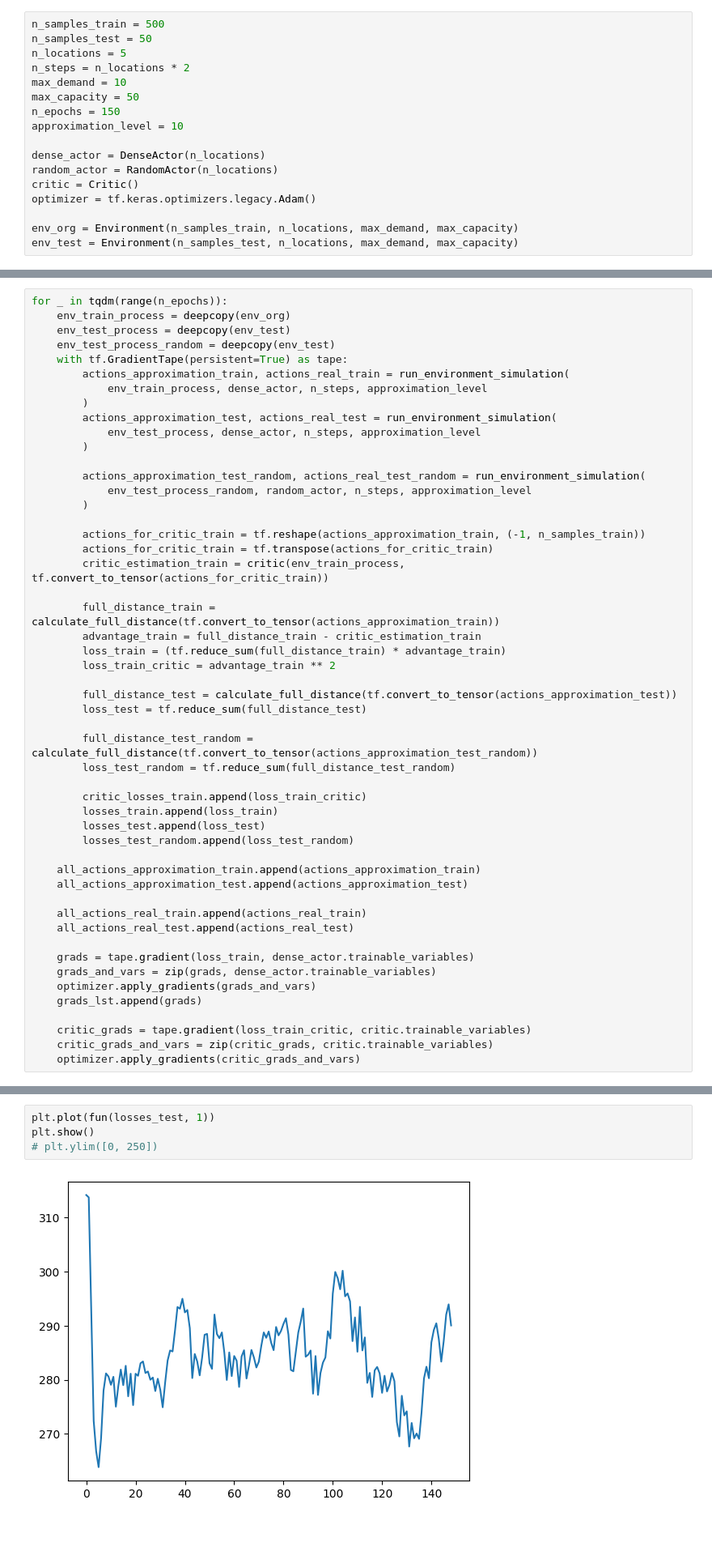
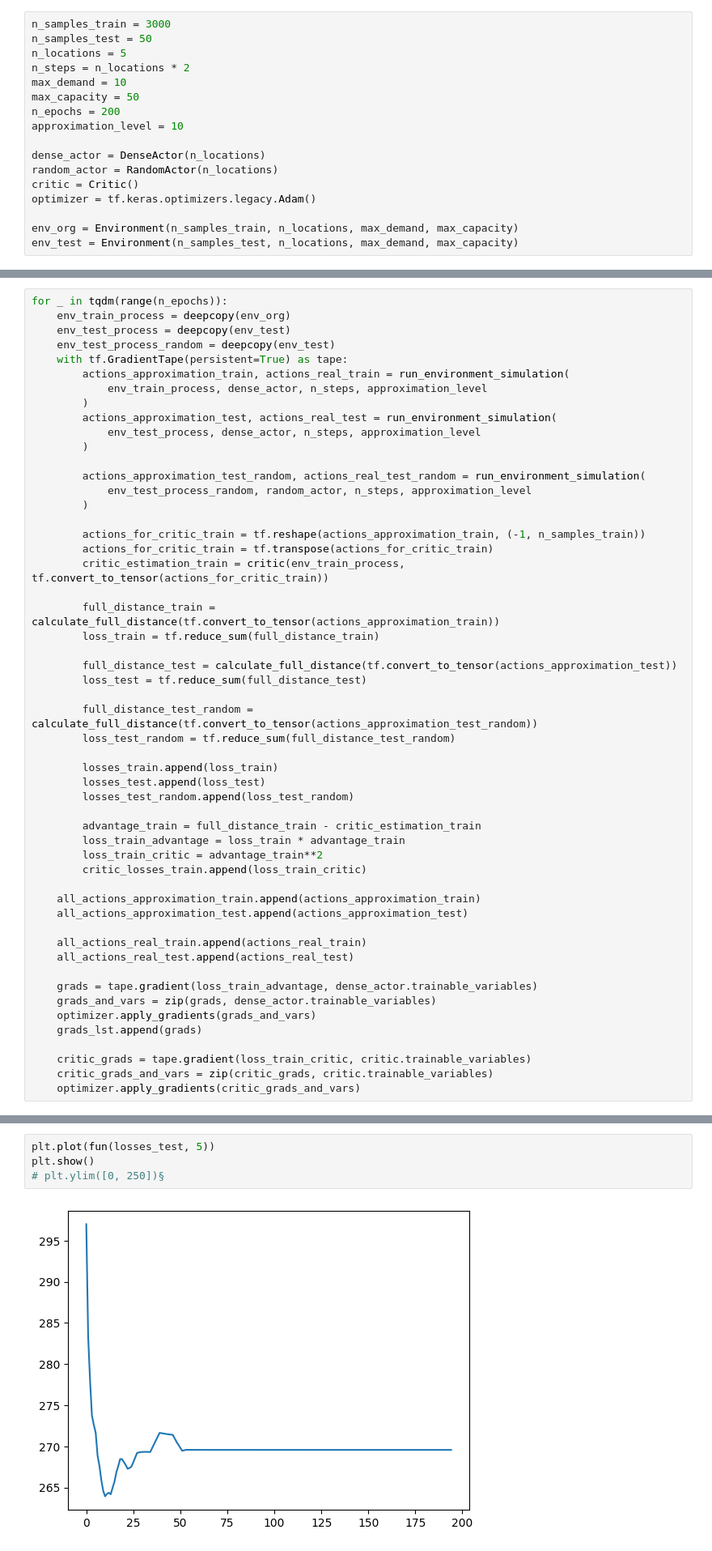
Before and after one commit to dbugajny/VRP-RL, a Jupyter notebook: test_db_with_critic.ipynb, the cells around one changed output, grey strips where cells are left out. Shown at 81% size. Drawn from its saved outputs; the diff is of its cells as text.

```diff
--- a/test_db_with_critic.ipynb
+++ b/test_db_with_critic.ipynb
@@ -11,11 +12,11 @@ from utils import make_simulation_plot, run_environment_simulation, calculate_fu
 # %%
-n_samples_train = 500
+n_samples_train = 3000
 n_samples_test = 50
 n_locations = 5
 n_steps = n_locations * 2
 max_demand = 10
 max_capacity = 50
-n_epochs = 150
+n_epochs = 200
 approximation_level = 10
 
 dense_actor = DenseActor(n_locations)
@@ -62,9 +78,7 @@ for _ in tqdm(range(n_epochs)):
         critic_estimation_train = critic(env_train_process, tf.convert_to_tensor(actions_for_critic_train))
 
         full_distance_train = calculate_full_distance(tf.convert_to_tensor(actions_approximation_train))
-        advantage_train = full_distance_train - critic_estimation_train
-        loss_train = (tf.reduce_sum(full_distance_train) * advantage_train)
-        loss_train_critic = advantage_train ** 2
+        loss_train = tf.reduce_sum(full_distance_train)
 
         full_distance_test = calculate_full_distance(tf.convert_to_tensor(actions_approximation_test))
         loss_test = tf.reduce_sum(full_distance_test)
@@ -72,10 +86,14 @@ for _ in tqdm(range(n_epochs)):
         full_distance_test_random = calculate_full_distance(tf.convert_to_tensor(actions_approximation_test_random))
         loss_test_random = tf.reduce_sum(full_distance_test_random)
 
-        critic_losses_train.append(loss_train_critic)
         losses_train.append(loss_train)
         losses_test.append(loss_test)
         losses_test_random.append(loss_test_random)
+
+        advantage_train = full_distance_train - critic_estimation_train
+        loss_train_advantage = loss_train * advantage_train
+        loss_train_critic = advantage_train**2
+        critic_losses_train.append(loss_train_critic)
 
     all_actions_approximation_train.append(actions_approximation_train)
     all_actions_approximation_test.append(actions_approximation_test)
@@ -83,7 +101,7 @@ for _ in tqdm(range(n_epochs)):
     all_actions_real_train.append(actions_real_train)
     all_actions_real_test.append(actions_real_test)
 
-    grads = tape.gradient(loss_train, dense_actor.trainable_variables)
+    grads = tape.gradient(loss_train_advantage, dense_actor.trainable_variables)
     grads_and_vars = zip(grads, dense_actor.trainable_variables)
     optimizer.apply_gradients(grads_and_vars)
     grads_lst.append(grads)
@@ -127,7 +141,7 @@ plt.show()
 # %%
-plt.plot(fun(losses_test, 1))
+plt.plot(fun(losses_test, 5))
 plt.show()
-# plt.ylim([0, 250])
+# plt.ylim([0, 250])§
 # %% [output]
-[figure, old version]
+[figure, new version]
 # %%
```
Also changed, not shown: parts of 12 cells of this notebook, 2 other files.
